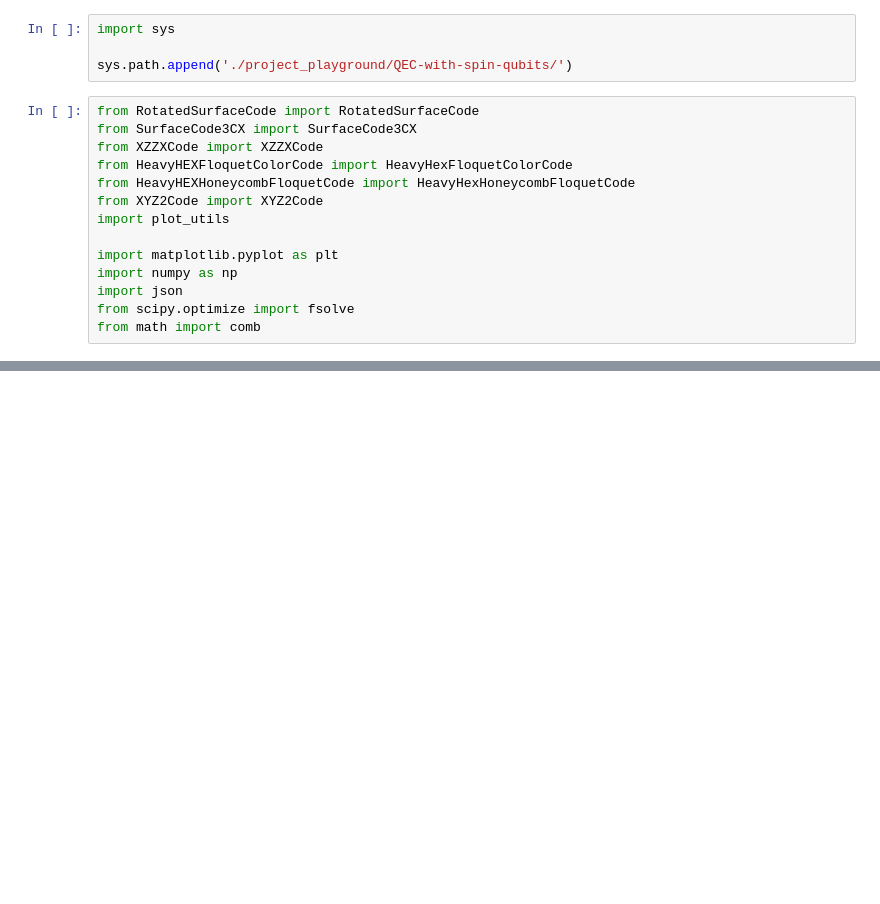
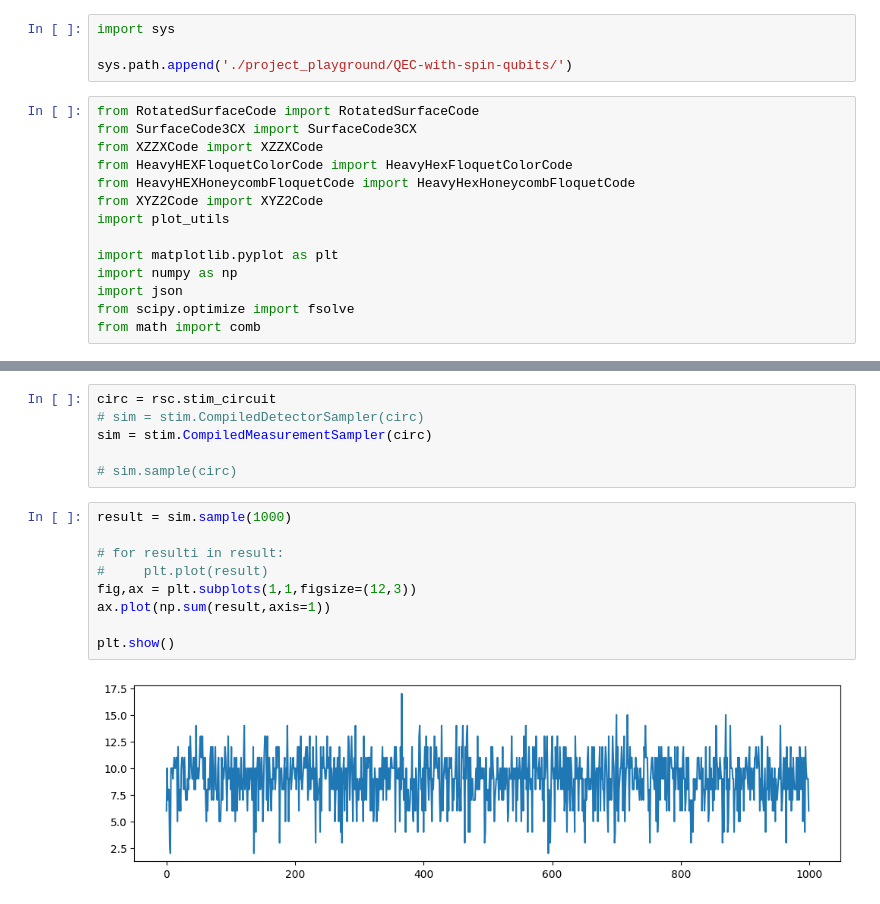
Before and after one commit to jvlad1979/cmsc657_project, a Jupyter notebook: test.ipynb, the cells around one changed output, grey strips where cells are left out. Cells and saved outputs as stored; diff of their text form; blank space fills up the shorter version.

```diff
--- a/test.ipynb
+++ b/test.ipynb
@@ -56,0 +167,17 @@ UnboundLocalError: cannot access local variable 'e_connectivity' where it is not
+# %%
+circ = rsc.stim_circuit
+# sim = stim.CompiledDetectorSampler(circ)
+sim = stim.CompiledMeasurementSampler(circ)
+
+# sim.sample(circ)
+# %%
+result = sim.sample(1000)
+
+# for resulti in result:
+#     plt.plot(result)
+fig,ax = plt.subplots(1,1,figsize=(12,3))
+ax.plot(np.sum(result,axis=1))
+
+plt.show()
+# %% [output]
+[figure, added]
```
Also changed, not shown: parts of 12 cells of this notebook.
